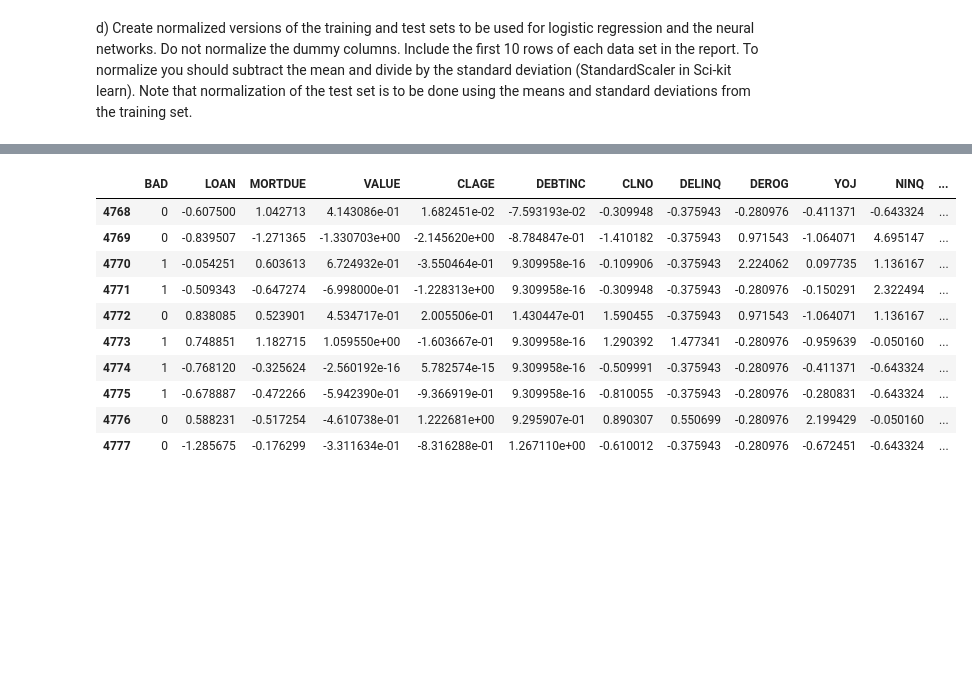
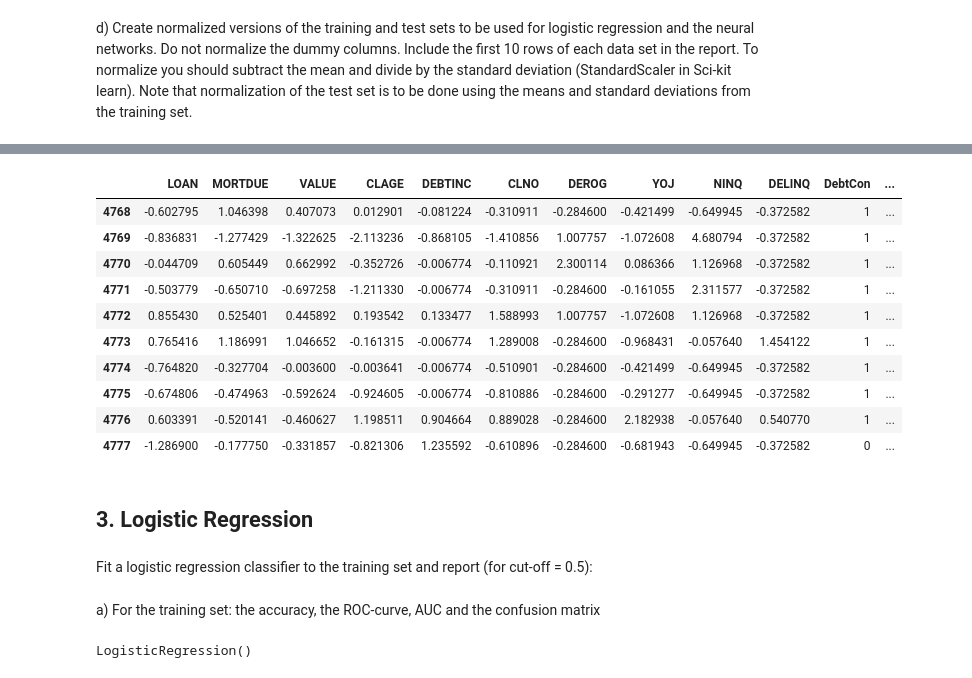
Before and after one commit to rickyhugo/ERM, a Jupyter notebook: CA5/CA5.ipynb, the cells around one changed output, grey strips where cells are left out. Cells and saved outputs as stored; diff of their text form; code cells hidden in the pictures; blank space fills up the shorter version.

```diff
--- a/CA5/CA5.ipynb
+++ b/CA5/CA5.ipynb
@@ -251 +225,10 @@ test = credit_data.iloc[idx:,:]
+# %%
+from sklearn.model_selection import train_test_split
+
+# Extract data (X) and labels (y)
+y = credit_data['BAD']
+X = credit_data.drop(['BAD'], axis=1)
+
+# Split into train and test
+X_train, X_test, y_train, y_test = train_test_split(X, y, test_size = 0.2, shuffle = False)
 # %%
@@ -313 +268,18 @@ test_scl = credit_data_scl.iloc[idx:,:]
+# %%
+# Scale data based on training set
+from sklearn.preprocessing import StandardScaler
+
+columns = X_train.loc[:,'LOAN':'DELINQ'].columns
+columns_test = X_test.loc[:,'LOAN':'DELINQ'].columns
+
+scaler = StandardScaler()
+scaler.fit(X_train.loc[:,'LOAN':'DELINQ'])
+X_train_norm = scaler.transform(X_train.loc[:,'LOAN':'DELINQ'])
+X_test_norm = scaler.transform(X_test.loc[:,'LOAN':'DELINQ'])
+
+X_train_norm = pd.DataFrame(X_train_norm, columns = columns)
+X_train_norm = pd.concat([X_train_norm, X_train.loc[:,'DebtCon':]], axis = 1)
+
+X_test_norm = pd.DataFrame(X_test_norm, columns = columns_test, index = X_test.index)
+X_test_norm = pd.concat([X_test_norm, X_test.loc[:,'DebtCon':]], axis = 1)
 # %%
@@ -327,14 +299,26 @@ train_scl.head(10)
 # %%
-test_scl.head(10)
+X_test_norm.head(10)
 # %% [output]
-|  | BAD | LOAN | MORTDUE | VALUE | CLAGE | DEBTINC | CLNO | DELINQ | DEROG | YOJ | NINQ | ... |
-| 4768 | 0 | -0.607500 | 1.042713 | 4.143086e-01 | 1.682451e-02 | -7.593193e-02 | -0.309948 | -0.375943 | -0.280976 | -0.411371 | -0.643324 | ... |
-| 4769 | 0 | -0.839507 | -1.271365 | -1.330703e+00 | -2.145620e+00 | -8.784847e-01 | -1.410182 | -0.375943 | 0.971543 | -1.064071 | 4.695147 | ... |
-| 4770 | 1 | -0.054251 | 0.603613 | 6.724932e-01 | -3.550464e-01 | 9.309958e-16 | -0.109906 | -0.375943 | 2.224062 | 0.097735 | 1.136167 | ... |
-| 4771 | 1 | -0.509343 | -0.647274 | -6.998000e-01 | -1.228313e+00 | 9.309958e-16 | -0.309948 | -0.375943 | -0.280976 | -0.150291 | 2.322494 | ... |
-| 4772 | 0 | 0.838085 | 0.523901 | 4.534717e-01 | 2.005506e-01 | 1.430447e-01 | 1.590455 | -0.375943 | 0.971543 | -1.064071 | 1.136167 | ... |
-| 4773 | 1 | 0.748851 | 1.182715 | 1.059550e+00 | -1.603667e-01 | 9.309958e-16 | 1.290392 | 1.477341 | -0.280976 | -0.959639 | -0.050160 | ... |
-| 4774 | 1 | -0.768120 | -0.325624 | -2.560192e-16 | 5.782574e-15 | 9.309958e-16 | -0.509991 | -0.375943 | -0.280976 | -0.411371 | -0.643324 | ... |
-| 4775 | 1 | -0.678887 | -0.472266 | -5.942390e-01 | -9.366919e-01 | 9.309958e-16 | -0.810055 | -0.375943 | -0.280976 | -0.280831 | -0.643324 | ... |
-| 4776 | 0 | 0.588231 | -0.517254 | -4.610738e-01 | 1.222681e+00 | 9.295907e-01 | 0.890307 | 0.550699 | -0.280976 | 2.199429 | -0.050160 | ... |
-| 4777 | 0 | -1.285675 | -0.176299 | -3.311634e-01 | -8.316288e-01 | 1.267110e+00 | -0.610012 | -0.375943 | -0.280976 | -0.672451 | -0.643324 | ... |
+|  | LOAN | MORTDUE | VALUE | CLAGE | DEBTINC | CLNO | DEROG | YOJ | NINQ | DELINQ | DebtCon | ... |
+| 4768 | -0.602795 | 1.046398 | 0.407073 | 0.012901 | -0.081224 | -0.310911 | -0.284600 | -0.421499 | -0.649945 | -0.372582 | 1 | ... |
+| 4769 | -0.836831 | -1.277429 | -1.322625 | -2.113236 | -0.868105 | -1.410856 | 1.007757 | -1.072608 | 4.680794 | -0.372582 | 1 | ... |
+| 4770 | -0.044709 | 0.605449 | 0.662992 | -0.352726 | -0.006774 | -0.110921 | 2.300114 | 0.086366 | 1.126968 | -0.372582 | 1 | ... |
+| 4771 | -0.503779 | -0.650710 | -0.697258 | -1.211330 | -0.006774 | -0.310911 | -0.284600 | -0.161055 | 2.311577 | -0.372582 | 1 | ... |
+| 4772 | 0.855430 | 0.525401 | 0.445892 | 0.193542 | 0.133477 | 1.588993 | 1.007757 | -1.072608 | 1.126968 | -0.372582 | 1 | ... |
+| 4773 | 0.765416 | 1.186991 | 1.046652 | -0.161315 | -0.006774 | 1.289008 | -0.284600 | -0.968431 | -0.057640 | 1.454122 | 1 | ... |
+| 4774 | -0.764820 | -0.327704 | -0.003600 | -0.003641 | -0.006774 | -0.510901 | -0.284600 | -0.421499 | -0.649945 | -0.372582 | 1 | ... |
+| 4775 | -0.674806 | -0.474963 | -0.592624 | -0.924605 | -0.006774 | -0.810886 | -0.284600 | -0.291277 | -0.649945 | -0.372582 | 1 | ... |
+| 4776 | 0.603391 | -0.520141 | -0.460627 | 1.198511 | 0.904664 | 0.889028 | -0.284600 | 2.182938 | -0.057640 | 0.540770 | 1 | ... |
+| 4777 | -1.286900 | -0.177750 | -0.331857 | -0.821306 | 1.235592 | -0.610896 | -0.284600 | -0.681943 | -0.649945 | -0.372582 | 0 | ... |
+# %% [markdown]
+## 3. Logistic Regression
+# %% [markdown]
+Fit a logistic regression classifier to the training set and report (for cut-off = 0.5):
+# %% [markdown]
+a) For the training set: the accuracy, the ROC-curve, AUC and the confusion matrix
+# %%
+# Create and fit logistic regression model based on training data
+log_reg_train = sklearn.linear_model.LogisticRegression()
+log_reg_train.fit(X_train_norm, y_train)
+# %% [output]
+LogisticRegression()
```
Also changed, not shown: parts of 54 cells of this notebook.
